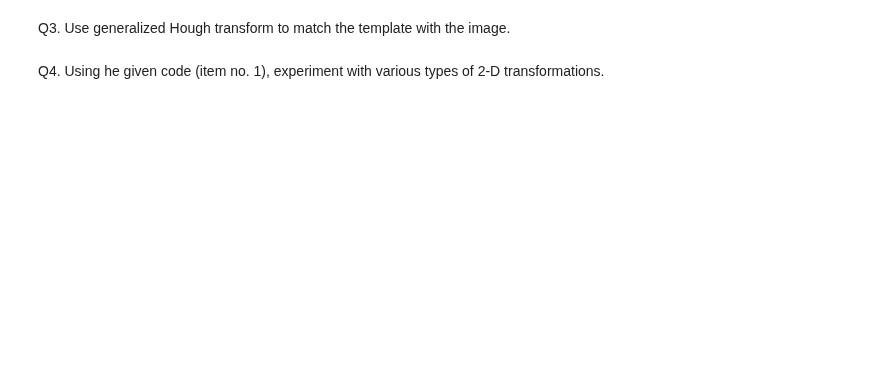
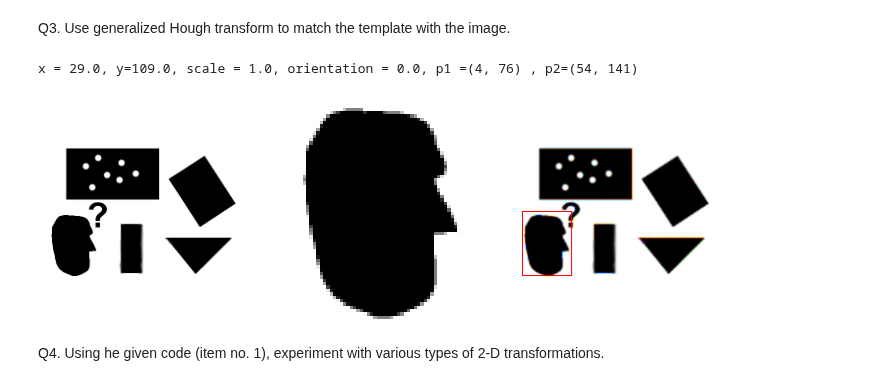
Before and after one commit to sanjith1999/EN2550-Assignments, a Jupyter notebook: Exercises/e6.ipynb, the cells around one changed output. Drawn from its saved outputs; the diff is of its cells as text; code cells hidden in the pictures; blank space fills up the shorter version.

```diff
--- a/Exercises/e6.ipynb
+++ b/Exercises/e6.ipynb
@@ -11,4 +62,50 @@ Q2. Fit Hough circles to the coins image.
 # %% [markdown]
 Q3. Use generalized Hough transform to match the template with the image.
+# %%
+f3 = cv.imread(r'images/pic1.png', cv.IMREAD_REDUCED_GRAYSCALE_2)
+temp = cv.imread(r'images/templ.png', cv.IMREAD_REDUCED_GRAYSCALE_2)
+assert f3 is not None
+assert temp is not None
+
+# Canny edge detection
+f3_edges = cv.Canny(f3, 50, 150)
+temp_edges = cv.Canny(temp, 50, 250)
+
+alg = cv.createGeneralizedHoughGuil()
+alg.setTemplate(temp_edges)
+
+# Votes thresholds (to be carefully selected)
+alg.setAngleThresh(100000)
+alg.setScaleThresh(40000)
+alg.setPosThresh(1000)
+
+alg.setAngleStep(1)
+alg.setScaleStep(0.1)
+alg.setMinScale(0.9)
+alg.setMaxScale(1.1)
+
+positions, votes = alg.detect(f3_edges)
+
+out = cv.cvtColor(f3, cv.COLOR_BAYER_BG2BGR)
+for x, y, scale, orientation, in positions[0]:
+    halfHeight = temp.shape[0] / 2. * scale
+    halfWidth = temp.shape[1]/2. * scale
+    p1 = (int(x-halfWidth), int(y-halfHeight))
+    p2 = (int(x+halfWidth), int(y+halfHeight))
+    print("x = {}, y={}, scale = {}, orientation = {}, p1 ={} , p2={}".format(x, y, scale, orientation, p1, p2))
+    cv.rectangle(out, p1,p2, (0,0,255))
+
+
+fig, ax=plt.subplots(1,3,figsize=(12,4))
+
+ax[0].imshow(f3,cmap='gray',vmin=0,vmax=255)
+ax[1].imshow(temp ,cmap='gray',vmin=0,vmax=255)
+ax[2].imshow(cv.cvtColor(out, cv.COLOR_BGR2RGB))
+for i in range(3):
+    ax[i].axis("off")
+plt.show()
+# %% [output]
+x = 29.0, y=109.0, scale = 1.0, orientation = 0.0, p1 =(4, 76) , p2=(54, 141)
+[figure, added]
 # %% [markdown]
 Q4. Using he given code (item no. 1), experiment with various types of 2-D transformations.
```
Also changed, not shown: parts of 5 cells of this notebook, 18 other files.
